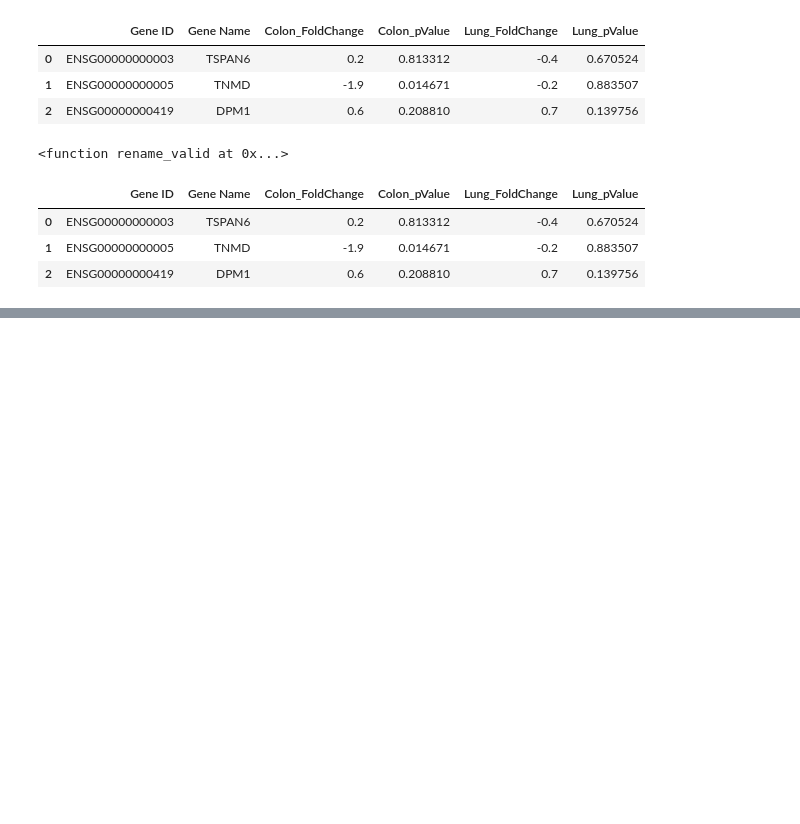
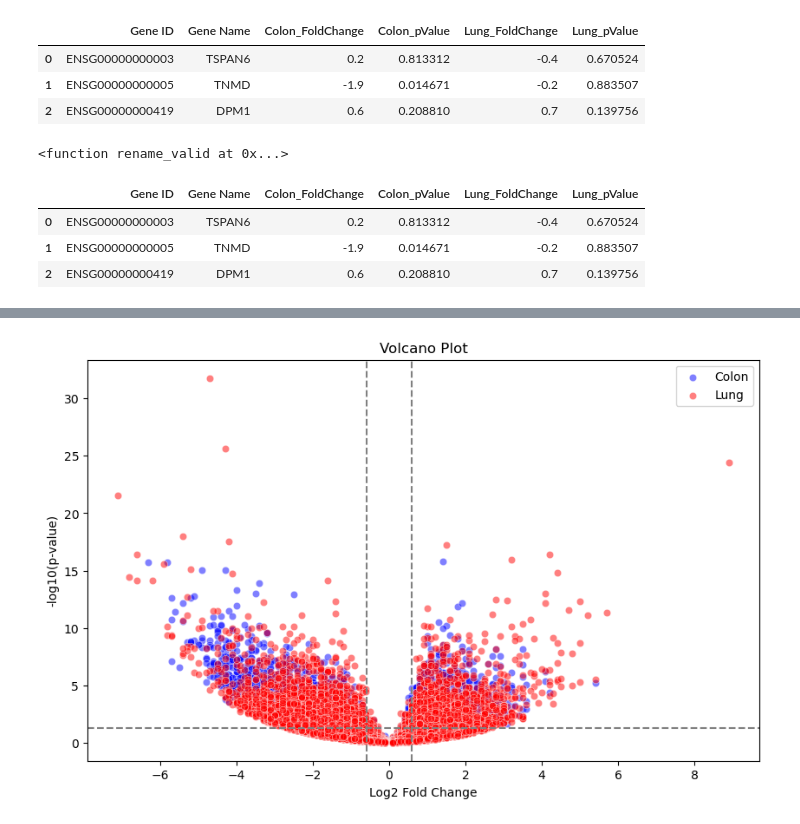
Before and after one commit to ImranKhan1861989/ML-learning-Bioinformatics-chemiinformatics-easy-guide-to-follow, a Jupyter notebook: Covid data Assignment 562022.ipynb, the cells around one changed output, grey strips where cells are left out. Cells and saved outputs as stored; diff of their text form; code cells hidden in the pictures; blank space fills up the shorter version.

```diff
--- a/Covid data Assignment 562022.ipynb
+++ b/Covid data Assignment 562022.ipynb
@@ -109,0 +45,6 @@ merged_df.to_csv("merged_genes.csv", index=False, sep="\t")
+# %%
+# Remove spaces from column names
+df.rename(columns=lambda x: x.strip().replace(" ", "_"), inplace=True)
+
+# Display the modified column names
+print(df.columns)
@@ -109,0 +109,52 @@ merged_df.to_csv("merged_genes.csv", index=False, sep="\t")
+# %%
+import matplotlib.pyplot as plt
+import seaborn as sns
+from statsmodels.stats.multitest import multipletests
+
+# Step 1: Load single-cell expression data
+
+# Step 2: Perform preprocessing (not required for this example)
+
+# Step 3: Perform differential expression analysis using DESeq2 (assuming data is already normalized)
+# For simplicity, we'll use fold change and p-value filtering directly
+
+# Set fold change and p-value thresholds
+fold_change_threshold = 1.5
+p_value_threshold = 0.05
+
+# Calculate absolute fold change
+df['Abs_Colon_FoldChange'] = np.abs(df['Colon_FoldChange'])
+df['Abs_Lung_FoldChange'] = np.abs(df['Lung_FoldChange'])
+
+# Filter genes based on fold change and p-value
+sig_diff_genes_colon = df[(df['Abs_Colon_FoldChange'] >= fold_change_threshold) & (df['Colon_pValue'] < p_value_threshold)]
+sig_diff_genes_lung = df[(df['Abs_Lung_FoldChange'] >= fold_change_threshold) & (df['Lung_pValue'] < p_value_threshold)]
+
+# Step 4: Identify significantly differentially expressed genes
+# Combine significant genes from both tissues
+sig_diff_genes = pd.concat([sig_diff_genes_colon, sig_diff_genes_lung])
+
+# Concatenate gene lists for colon and lung tissues
+all_sig_diff_genes = pd.concat([sig_diff_genes_colon, sig_diff_genes_lung])
+
+# Save the list of differentially expressed genes to a new CSV file
+all_sig_diff_genes.to_csv('differentiallyexpressedgenes.csv', index=False)
+
+
+# Step 5: Evaluate accuracy (not applicable in this code snippet)
+
+# Step 6: Visualize results
+# Volcano plot
+plt.figure(figsize=(10, 6))
+sns.scatterplot(x='Colon_FoldChange', y=-np.log10(df['Colon_pValue']), data=df, label='Colon', color='blue', alpha=0.5)
+sns.scatterplot(x='Lung_FoldChange', y=-np.log10(df['Lung_pValue']), data=df, label='Lung', color='red', alpha=0.5)
+plt.axhline(-np.log10(p_value_threshold), color='gray', linestyle='--')
+plt.axvline(np.log2(fold_change_threshold), color='gray', linestyle='--')
+plt.axvline(-np.log2(fold_change_threshold), color='gray', linestyle='--')
+plt.xlabel('Log2 Fold Change')
+plt.ylabel('-log10(p-value)')
+plt.title('Volcano Plot')
+plt.legend()
+plt.show()
+# %% [output]
+[figure, added]
```
Also changed, not shown: parts of 10 cells of this notebook, 3 other files.
